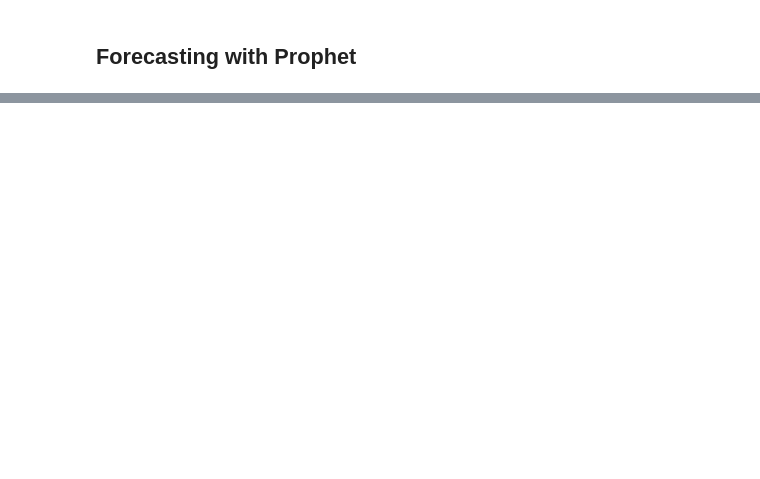
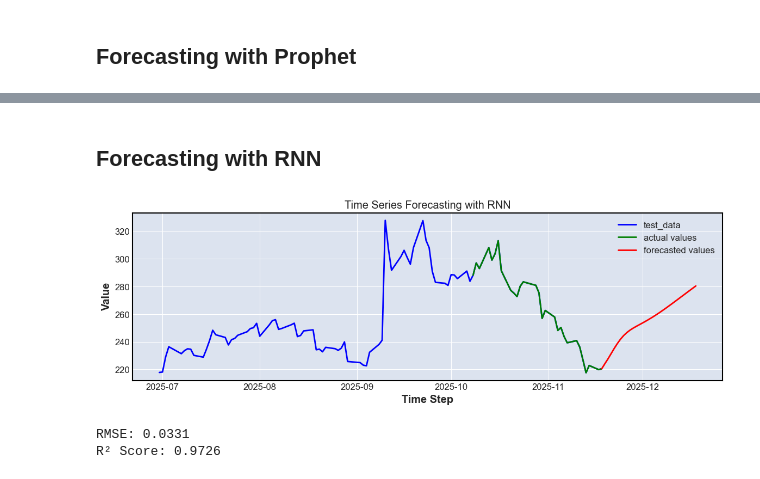
Before and after one commit to RafaelTakata0105/Stock_forecasting_ML, a Jupyter notebook: notebooks/Stock_forecasting_ML.ipynb, the cells around one changed output, grey strips where cells are left out. Drawn from its saved outputs; the diff is of its cells as text; code cells hidden in the pictures; blank space fills up the shorter version.

```diff
--- a/notebooks/Stock_forecasting_ML.ipynb
+++ b/notebooks/Stock_forecasting_ML.ipynb
@@ -624,0 +749,50 @@ For example, when doing 'df[col].method(value, inplace=True)', try using 'df.met
+# %% [markdown]
+## Forecasting with RNN
+# %%
+num_forecast_steps = 30
+sequence_to_plot = X_test.squeeze().cpu().numpy()
+historical_data = sequence_to_plot[-1]
+
+forecasted_values = []
+with torch.no_grad():
+    for _ in range(num_forecast_steps):
+        historical_data_tensor = torch.as_tensor(historical_data).view(1, -1, 1).float().to(device)
+        predicted_value = model(historical_data_tensor).cpu().numpy()[0, 0]
+        forecasted_values.append(predicted_value)
+        historical_data = np.roll(historical_data, shift=-1)
+        historical_data[-1] = predicted_value
+
+last_date = test_data.index[-1]
+future_dates = pd.date_range(start=last_date + pd.DateOffset(1), periods=30)
+
+plt.rcParams['figure.figsize'] = [14, 4]
+plt.plot(test_data.index[-100:], test_data.Open[-100:], label="test_data", color="b")
+plt.plot(test_data.index[-30:], test_data.Open[-30:], label='actual values', color='green')
+plt.plot(test_data.index[-1:].append(future_dates), np.concatenate([test_data.Open[-1:], scaler.inverse_transform(np.array(forecasted_values).reshape(-1, 1)).flatten()]), label='forecasted values', color='red')
+
+plt.xlabel('Time Step')
+plt.ylabel('Value')
+plt.legend()
+plt.title('Time Series Forecasting with RNN')
+plt.grid(True)
+plt.show()
+
+# --- Evaluation Metrics ---
+rnn_model.eval()
+with torch.no_grad():
+    rnn_predictions = []
+    for batch_X_test in X_test:
+        batch_X_test = batch_X_test.to(device).unsqueeze(0)
+        rnn_predictions.append(rnn_model(batch_X_test).cpu().numpy().flatten()[0])
+
+rnn_predictions = np.array(rnn_predictions)
+
+# Calculate RMSE and R² score
+rnn_rmse = np.sqrt(mean_squared_error(y_test.cpu().numpy(), rnn_predictions))
+rnn_r2 = r2_score(y_test.cpu().numpy(), rnn_predictions)
+print(f'RMSE: {rnn_rmse:.4f}')
+print(f'R² Score: {rnn_r2:.4f}')
+# %% [output]
+[figure, added]
+RMSE: 0.0331
+R² Score: 0.9726
```
Also changed, not shown: parts of 20 cells of this notebook.
